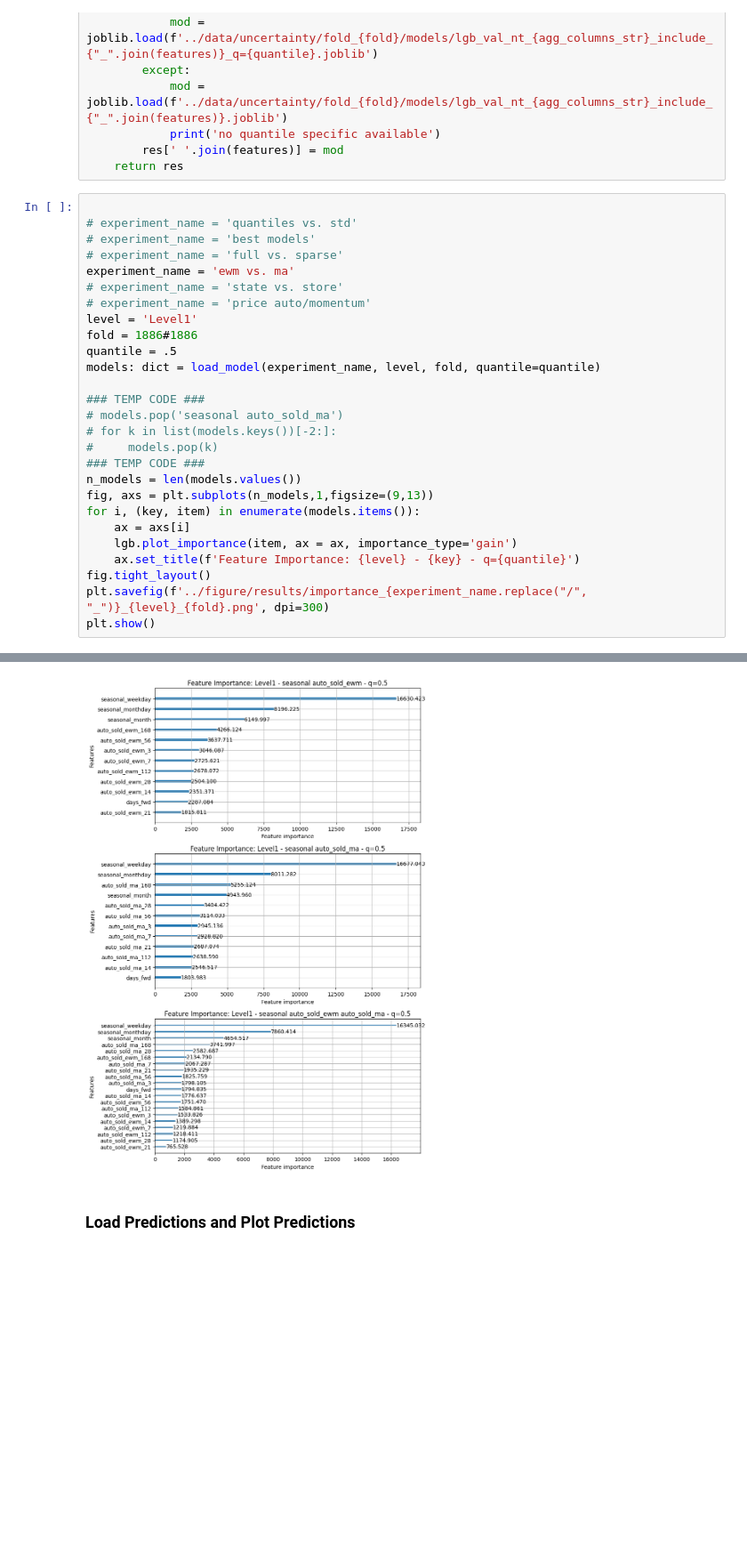
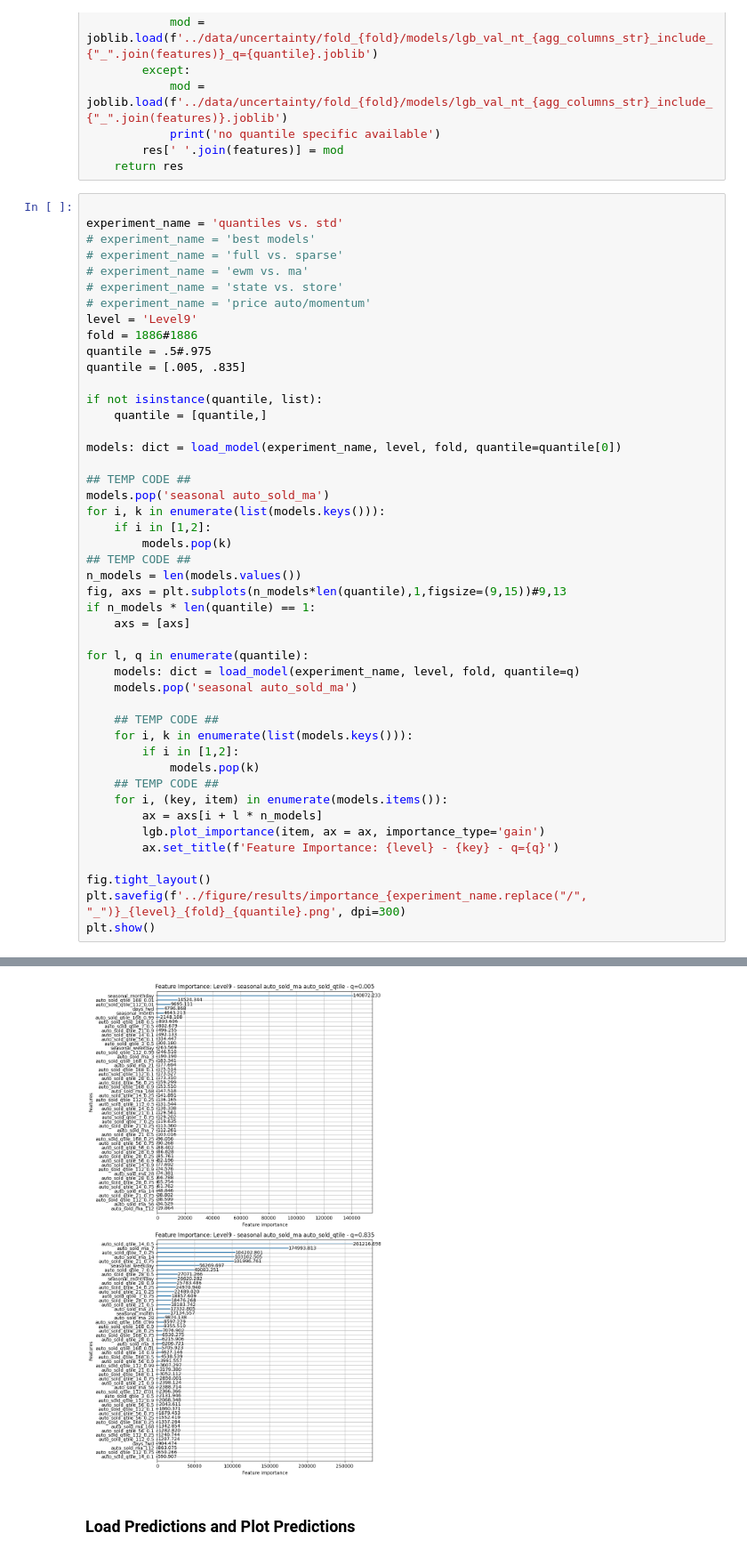
Before and after one commit to CodingNoob234/m5-forecasting-uncertainty, a Jupyter notebook: code/un_visualising_results_quantiles.ipynb, the cells around one changed output, grey strips where cells are left out. Shown at 89% size. Cells and saved outputs as stored; diff of their text form; blank space fills up the shorter version.

```diff
--- a/code/un_visualising_results_quantiles.ipynb
+++ b/code/un_visualising_results_quantiles.ipynb
@@ -172,29 +172,48 @@ def load_model(experiment_name: str, level: str = 'Level1', fold: int = 1914, qu
     return res
 # %%
 
-# experiment_name = 'quantiles vs. std'
+experiment_name = 'quantiles vs. std'
 # experiment_name = 'best models'
 # experiment_name = 'full vs. sparse'
-experiment_name = 'ewm vs. ma'
+# experiment_name = 'ewm vs. ma'
 # experiment_name = 'state vs. store'
 # experiment_name = 'price auto/momentum'
-level = 'Level1'
+level = 'Level9'
 fold = 1886#1886
-quantile = .5
-models: dict = load_model(experiment_name, level, fold, quantile=quantile)
+quantile = .5#.975
+quantile = [.005, .835]
 
-### TEMP CODE ###
-# models.pop('seasonal auto_sold_ma')
-# for k in list(models.keys())[-2:]:
-#     models.pop(k)
-### TEMP CODE ###
+if not isinstance(quantile, list):
+    quantile = [quantile,]
+
+models: dict = load_model(experiment_name, level, fold, quantile=quantile[0])
+
+## TEMP CODE ##
+models.pop('seasonal auto_sold_ma')
+for i, k in enumerate(list(models.keys())):
+    if i in [1,2]:
+        models.pop(k)
+## TEMP CODE ##
 n_models = len(models.values())
-fig, axs = plt.subplots(n_models,1,figsize=(9,13))
-for i, (key, item) in enumerate(models.items()):
-    ax = axs[i]
-    lgb.plot_importance(item, ax = ax, importance_type='gain')
-    ax.set_title(f'Feature Importance: {level} - {key} - q={quantile}')
+fig, axs = plt.subplots(n_models*len(quantile),1,figsize=(9,15))#9,13
+if n_models * len(quantile) == 1:
+    axs = [axs]
+
+for l, q in enumerate(quantile):
+    models: dict = load_model(experiment_name, level, fold, quantile=q)
+    models.pop('seasonal auto_sold_ma')
+
+    ## TEMP CODE ##
+    for i, k in enumerate(list(models.keys())):
+        if i in [1,2]:
+            models.pop(k)
+    ## TEMP CODE ##
+    for i, (key, item) in enumerate(models.items()):
+        ax = axs[i + l * n_models]
+        lgb.plot_importance(item, ax = ax, importance_type='gain')
+        ax.set_title(f'Feature Importance: {level} - {key} - q={q}')
+
 fig.tight_layout()
-plt.savefig(f'../figure/results/importance_{experiment_name.replace("/", "_")}_{level}_{fold}.png', dpi=300)
+plt.savefig(f'../figure/results/importance_{experiment_name.replace("/", "_")}_{level}_{fold}_{quantile}.png', dpi=300)
 plt.show()
 # %% [output]
@@ -204,4 +232,4 @@ plt.show()
-[figure, old version]
+[figure, new version]
 # %% [markdown]
 ### Load Predictions and Plot Predictions
 # %%
```
Also changed, not shown: parts of 2 cells of this notebook, 14 other files.
